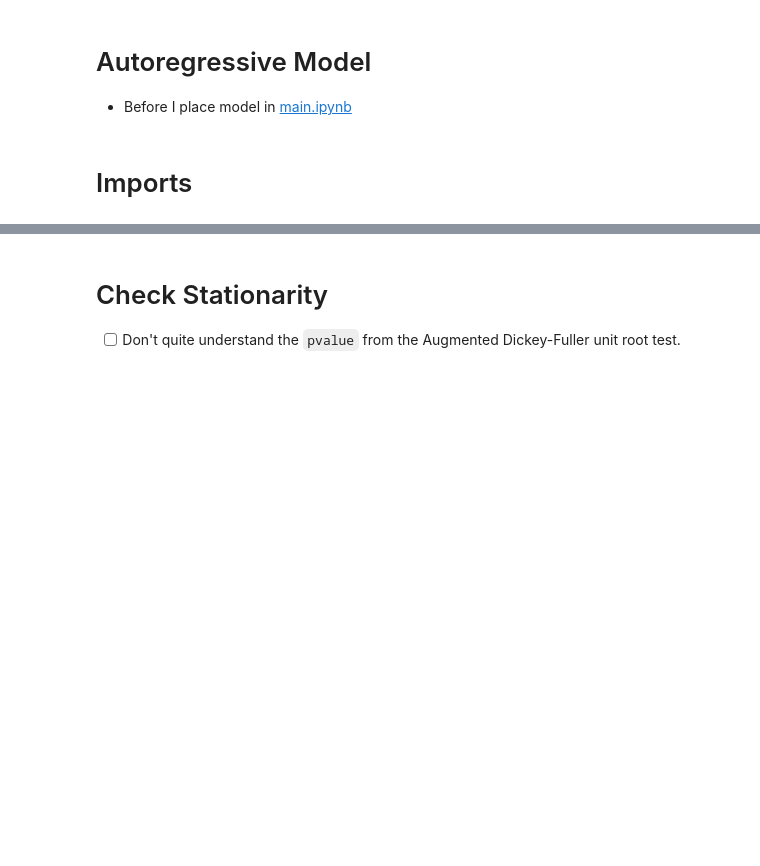
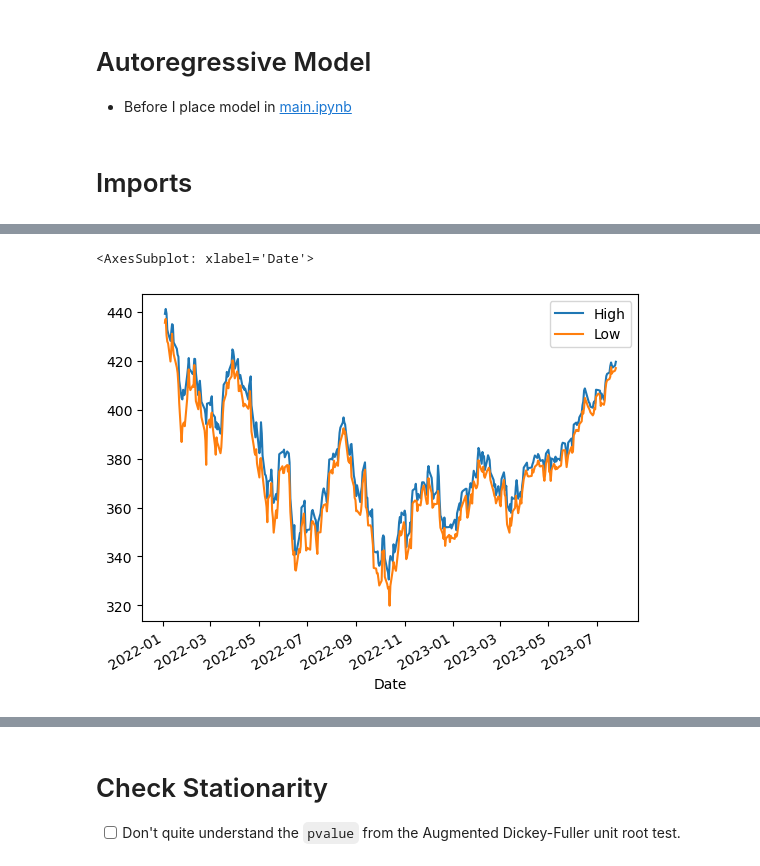
Before and after one commit to Brinkley97/applied_time_series_and_machine_learning, a Jupyter notebook: play/autoregressiveModel-voo.ipynb, the cells around one changed output, grey strips where cells are left out. Cells and saved outputs as stored; diff of their text form; code cells hidden in the pictures; blank space fills up the shorter version.

```diff
--- a/play/autoregressiveModel-voo.ipynb
+++ b/play/autoregressiveModel-voo.ipynb
@@ -45,3 +50,8 @@ voo_df
+# %%
+voo_df.loc[:, ['High', 'Low']].plot()
+# %% [output]
+<AxesSubplot: xlabel='Date'>
+[figure, added]
 # %%
 open_voo_df = voo_df['Open']
 open_voo_df
```
Also changed, not shown: parts of 16 cells of this notebook, 16 other files.
